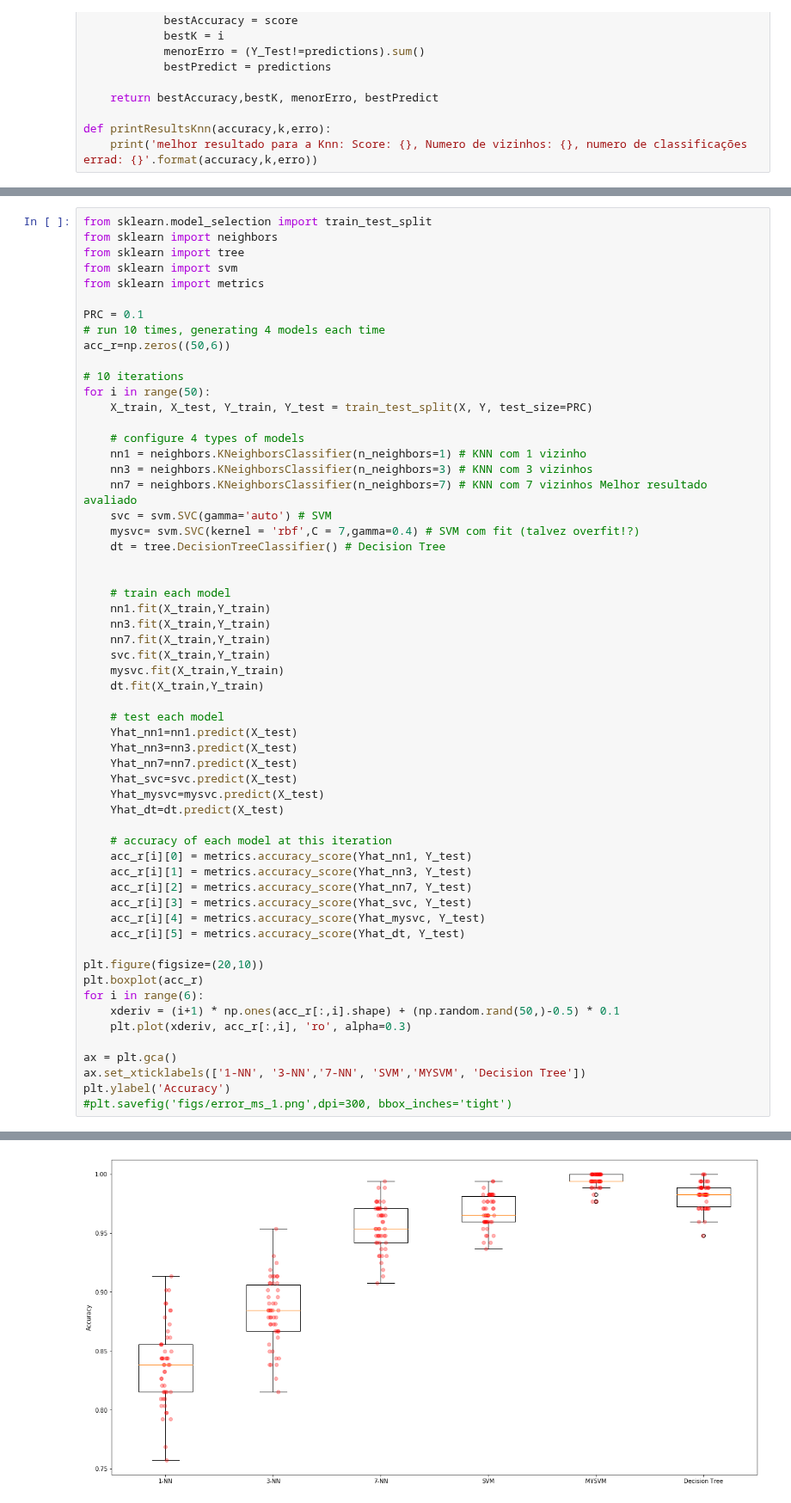
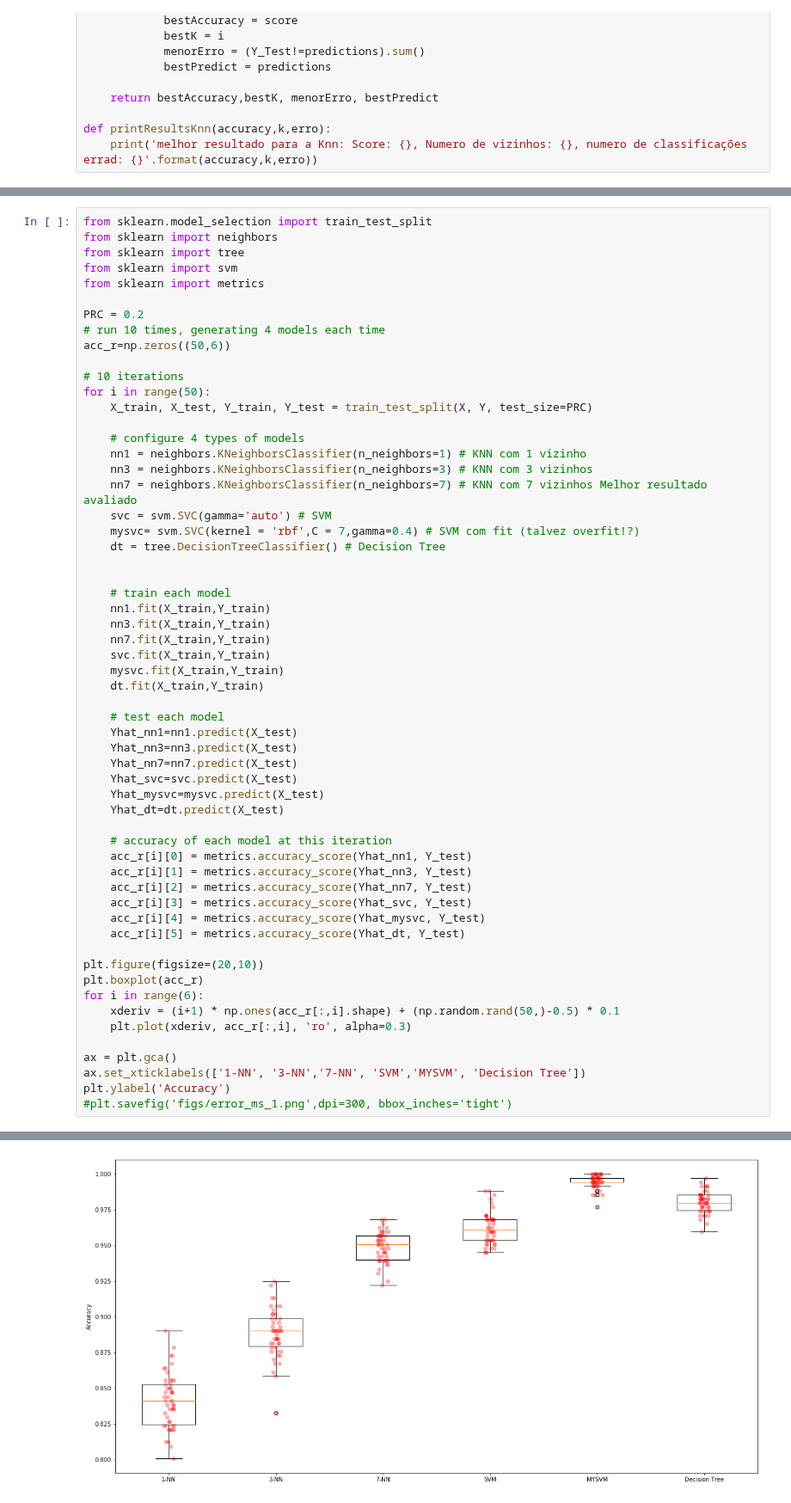
Before and after one commit to Pedro-Magalhaes/Teste, a Jupyter notebook: t1_2/machine_learning.ipynb, the cells around one changed output, grey strips where cells are left out. Shown at 86% size. Cells and saved outputs as stored; diff of their text form.

```diff
--- a/t1_2/machine_learning.ipynb
+++ b/t1_2/machine_learning.ipynb
@@ -275,7 +298,7 @@ from sklearn import tree
 from sklearn import svm
 from sklearn import metrics
 
-PRC = 0.1
+PRC = 0.2
 # run 10 times, generating 4 models each time
 acc_r=np.zeros((50,6))
 
@@ -301,31 +324,31 @@ for i in range(50):
     dt.fit(X_train,Y_train)
 
     # test each model
     Yhat_nn1=nn1.predict(X_test)
     Yhat_nn3=nn3.predict(X_test)
     Yhat_nn7=nn7.predict(X_test)
     Yhat_svc=svc.predict(X_test)
     Yhat_mysvc=mysvc.predict(X_test)
     Yhat_dt=dt.predict(X_test)
 
     # accuracy of each model at this iteration
     acc_r[i][0] = metrics.accuracy_score(Yhat_nn1, Y_test)
     acc_r[i][1] = metrics.accuracy_score(Yhat_nn3, Y_test)
     acc_r[i][2] = metrics.accuracy_score(Yhat_nn7, Y_test)
     acc_r[i][3] = metrics.accuracy_score(Yhat_svc, Y_test)
     acc_r[i][4] = metrics.accuracy_score(Yhat_mysvc, Y_test)
     acc_r[i][5] = metrics.accuracy_score(Yhat_dt, Y_test)
 
 plt.figure(figsize=(20,10))
 plt.boxplot(acc_r)
 for i in range(6):
     xderiv = (i+1) * np.ones(acc_r[:,i].shape) + (np.random.rand(50,)-0.5) * 0.1
     plt.plot(xderiv, acc_r[:,i], 'ro', alpha=0.3)
 
 ax = plt.gca()
 ax.set_xticklabels(['1-NN', '3-NN','7-NN', 'SVM','MYSVM', 'Decision Tree'])
 plt.ylabel('Accuracy')
 #plt.savefig('figs/error_ms_1.png',dpi=300, bbox_inches='tight')
 # %% [output]
 Text(0,0.5,'Accuracy')
-[figure, old version]
+[figure, new version]
```
Also changed, not shown: parts of 10 cells of this notebook.
